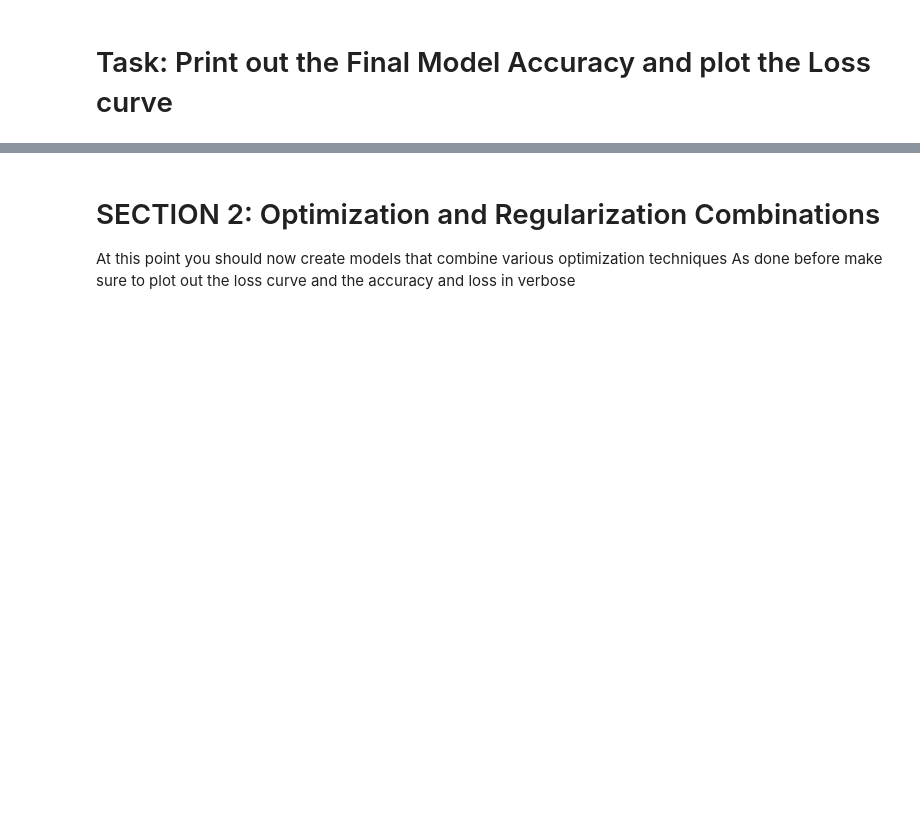
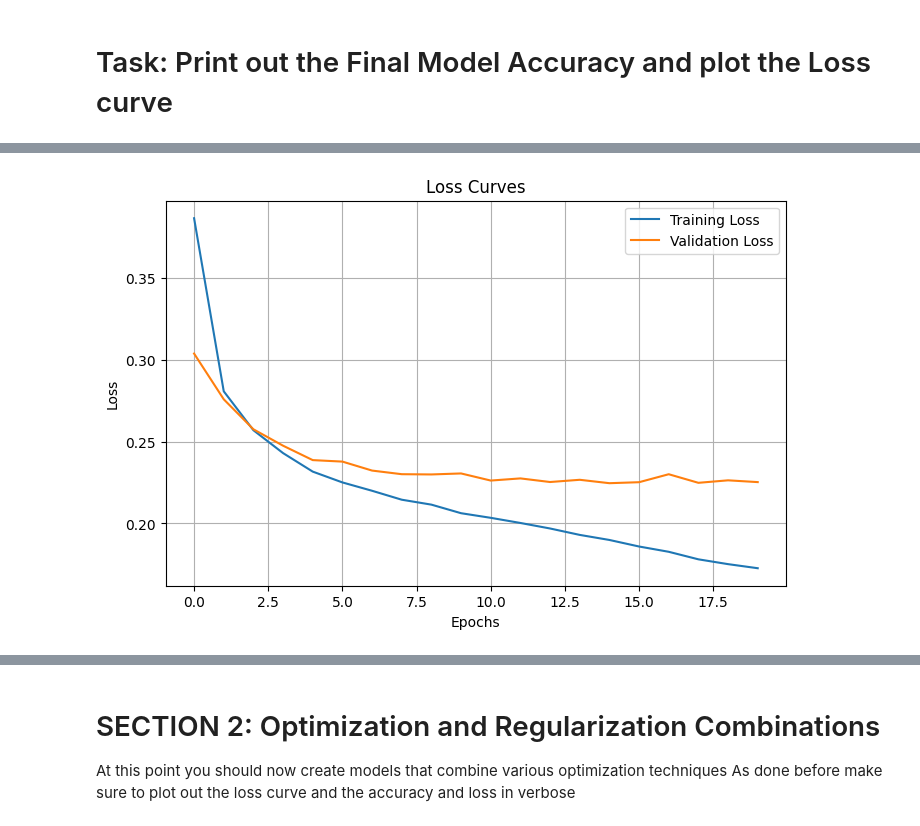
Before and after one commit to jkeza1/Maternal_Health_Summative, a Jupyter notebook: Summative_Intro_to_ml_Keza_Joan_assignment.ipynb, the cells around one changed output, grey strips where cells are left out. Cells and saved outputs as stored; diff of their text form; code cells hidden in the pictures; blank space fills up the shorter version.

Commit message:
feat:adding models

```diff
--- a/Summative_Intro_to_ml_Keza_Joan_assignment.ipynb
+++ b/Summative_Intro_to_ml_Keza_Joan_assignment.ipynb
@@ -421,0 +413,17 @@ optimized_model, opt_callbacks = build_high_accuracy_model(
+# %%
+# ✅ Instance 1: Baseline model (no optimizations)
+model1, history1, config1 = define_model(input_shape=(X_train_scaled.shape[1],),
+    optimizer_name='adam',
+    regularization_type=None,
+    early_stopping=False,
+    dropout=0.0,
+    learning_rate=0.001,
+    epochs=20,
+    X_train=X_train_scaled,
+    y_train=y_train,
+    X_val=X_val_scaled,
+    y_val=y_val,
+    model_name='model1_baseline'
+)
+
+model1.save('saved_models/model1_baseline.h5', include_optimizer=False)
@@ -526,0 +450,22 @@ weighted avg       0.57      0.55      0.54       100
+# %%
+import matplotlib.pyplot as plt
+from sklearn.metrics import accuracy_score
+
+# 1. Predict on validation data and calculate accuracy
+y_val_pred_prob = model1.predict(X_val_scaled)
+y_val_pred = (y_val_pred_prob > 0.5).astype(int)
+val_accuracy = accuracy_score(y_val, y_val_pred)
+
+print(f"Final Validation Accuracy: {val_accuracy:.4f}")
+
+# 2. Plot training and validation loss curves
+plt.figure(figsize=(8, 5))
+plt.plot(history1.history['loss'], label='Training Loss')
+plt.plot(history1.history['val_loss'], label='Validation Loss')
+plt.title('Loss Curves')
+plt.xlabel('Epochs')
+plt.ylabel('Loss')
+plt.legend()
+plt.grid(True)
+plt.show()
+# %% [output]
@@ -526,0 +474 @@ weighted avg       0.57      0.55      0.54       100
+[figure, added]
```
Also changed, not shown: parts of 35 cells of this notebook.
